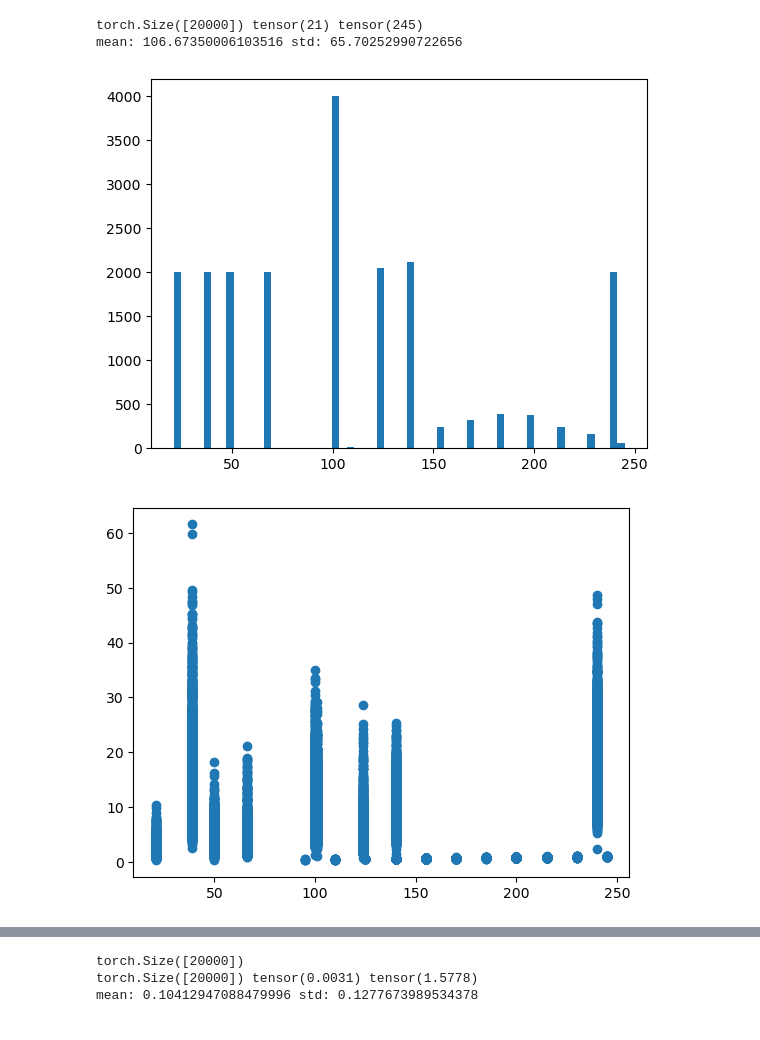
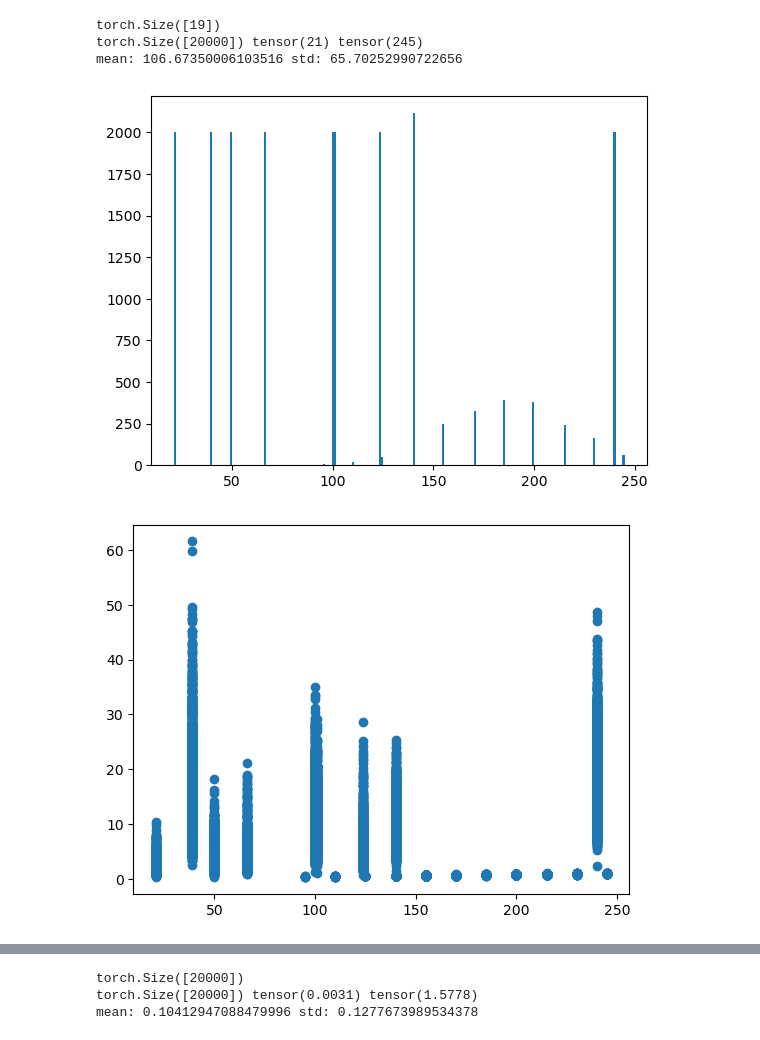
Before and after one commit to XuRuihan/NeuralFormer-NNLQP, a Jupyter notebook: visualization.ipynb, the cells around one changed output, grey strips where cells are left out. Drawn from its saved outputs; the diff is of its cells as text; code cells hidden in the pictures.

```diff
--- a/visualization.ipynb
+++ b/visualization.ipynb
@@ -26,14 +23,16 @@ mean: -0.2376130074262619 std: 1.401860237121582
 # %%
+print(node.unique().shape)
 print(node.shape, node.min(), node.max())
 print("mean:", node.float().mean().item(), "std:", node.float().std().item())
 
-plt.hist(node.numpy(), bins=60)
+plt.hist(node.numpy(), bins=200)
 plt.show()
 plt.scatter(node.numpy(), latency.numpy())
 plt.show()
 # %% [output]
+torch.Size([19])
 torch.Size([20000]) tensor(21) tensor(245)
 mean: 106.67350006103516 std: 65.70252990722656
-[figure, old version]
+[figure, new version]
 [figure]
 # %%
```
Also changed, not shown: parts of 5 cells of this notebook, 8 other files.
